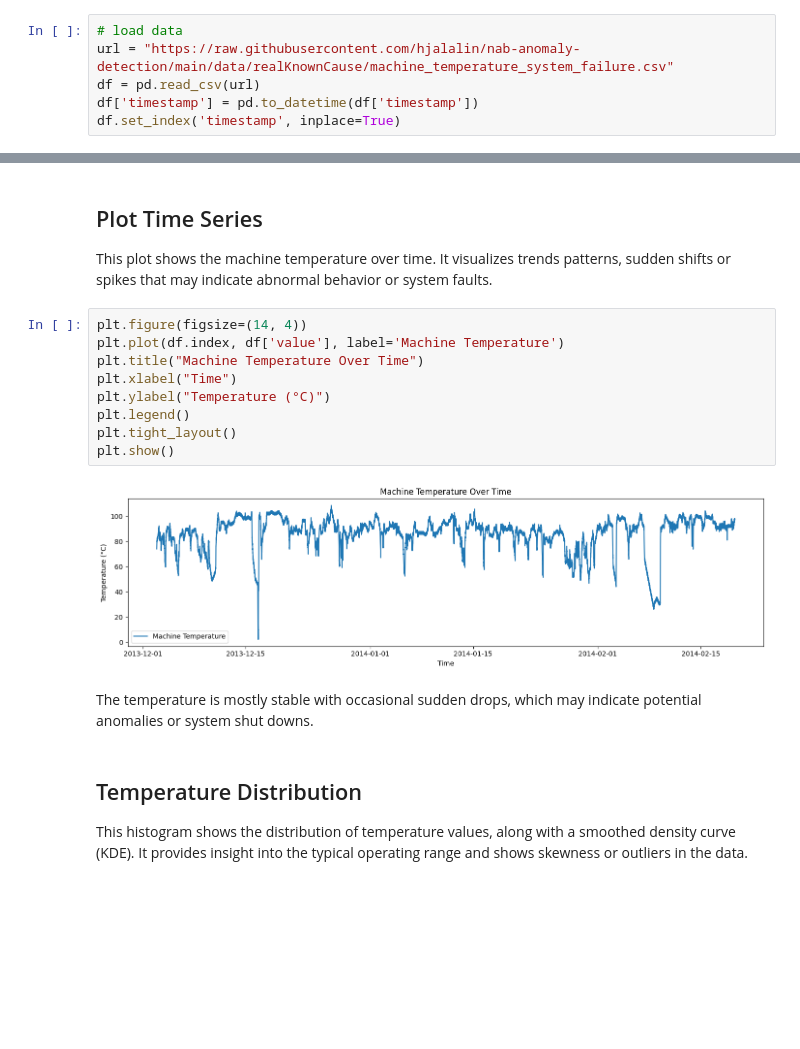
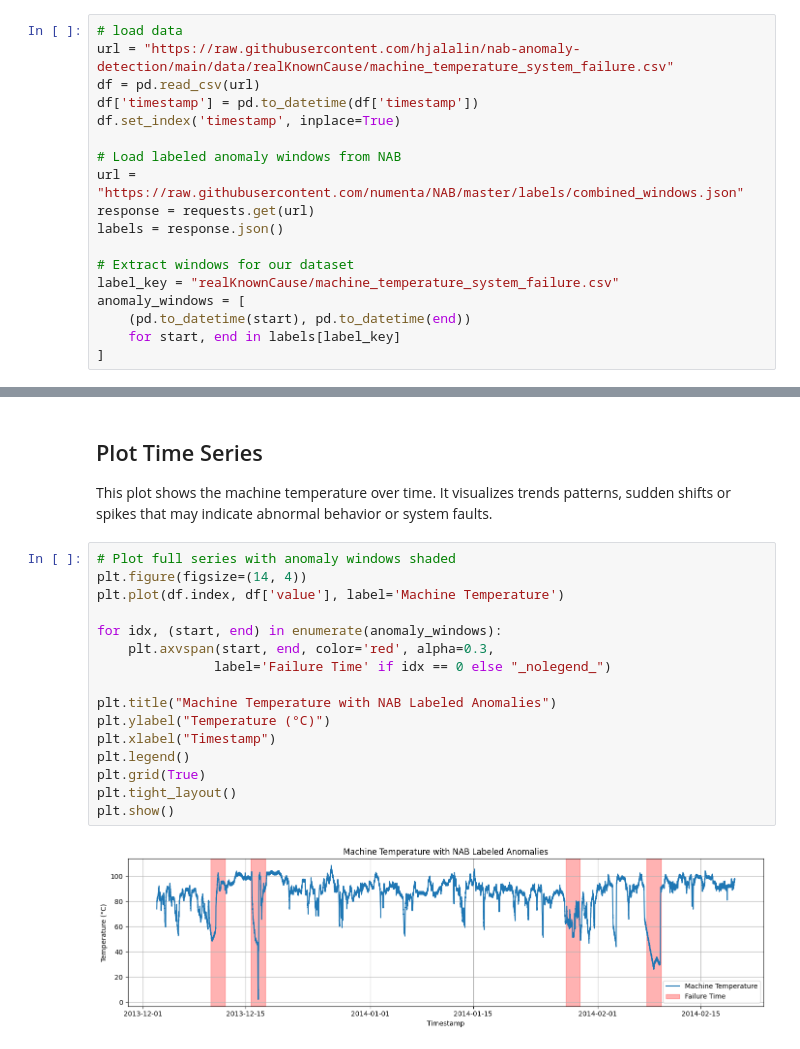
Before and after one commit to hjalalin/nab-anomaly-detection, a Jupyter notebook: notebooks/machine_temperature/01_exploration.ipynb, the cells around one changed output, grey strips where cells are left out. Saved outputs shown, nothing was run; the diff lists cells and outputs as text; blank space fills up the shorter version.

Commit message:
Kaggle Notebook | 01_machine_temperature | Version 11

```diff
--- a/notebooks/machine_temperature/01_exploration.ipynb
+++ b/notebooks/machine_temperature/01_exploration.ipynb
@@ -18,3 +20,15 @@ url = "https://raw.githubusercontent.com/hjalalin/nab-anomaly-detection/main/dat
 df = pd.read_csv(url)
 df['timestamp'] = pd.to_datetime(df['timestamp'])
 df.set_index('timestamp', inplace=True)
+
+# Load labeled anomaly windows from NAB
+url = "https://raw.githubusercontent.com/numenta/NAB/master/labels/combined_windows.json"
+response = requests.get(url)
+labels = response.json()
+
+# Extract windows for our dataset
+label_key = "realKnownCause/machine_temperature_system_failure.csv"
+anomaly_windows = [
+    (pd.to_datetime(start), pd.to_datetime(end))
+    for start, end in labels[label_key]
+]
@@ -51,18 +65,20 @@ max      108.510543
 ## Plot Time Series
 This plot shows the machine temperature over time. It visualizes trends patterns, sudden shifts or spikes that may indicate abnormal behavior or system faults.
 # %%
+# Plot full series with anomaly windows shaded
 plt.figure(figsize=(14, 4))
 plt.plot(df.index, df['value'], label='Machine Temperature')
-plt.title("Machine Temperature Over Time")
-plt.xlabel("Time")
+
+for idx, (start, end) in enumerate(anomaly_windows):
+    plt.axvspan(start, end, color='red', alpha=0.3,
+               label='Failure Time' if idx == 0 else "_nolegend_")
+
+plt.title("Machine Temperature with NAB Labeled Anomalies")
 plt.ylabel("Temperature (°C)")
+plt.xlabel("Timestamp")
 plt.legend()
+plt.grid(True)
 plt.tight_layout()
 plt.show()
 # %% [output]
-[figure, old version]
+[figure, new version]
-# %% [markdown]
-The temperature is mostly stable with occasional sudden drops, which may indicate potential anomalies or system shut downs.
-# %% [markdown]
-## Temperature Distribution
-This histogram shows the distribution of temperature values, along with a smoothed density curve (KDE). It provides insight into the typical operating range and shows skewness or outliers in the data.
```
Also changed, not shown: parts of 13 cells of this notebook.
